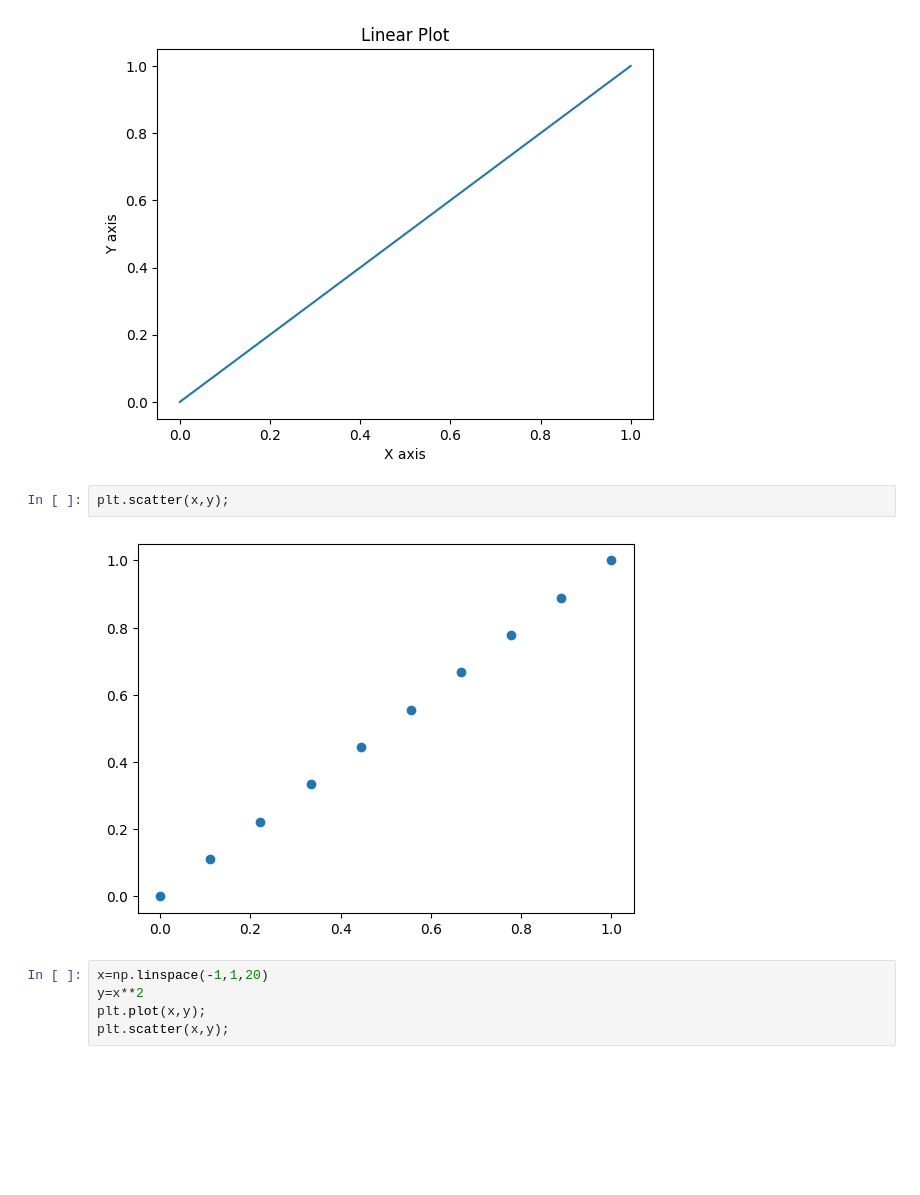
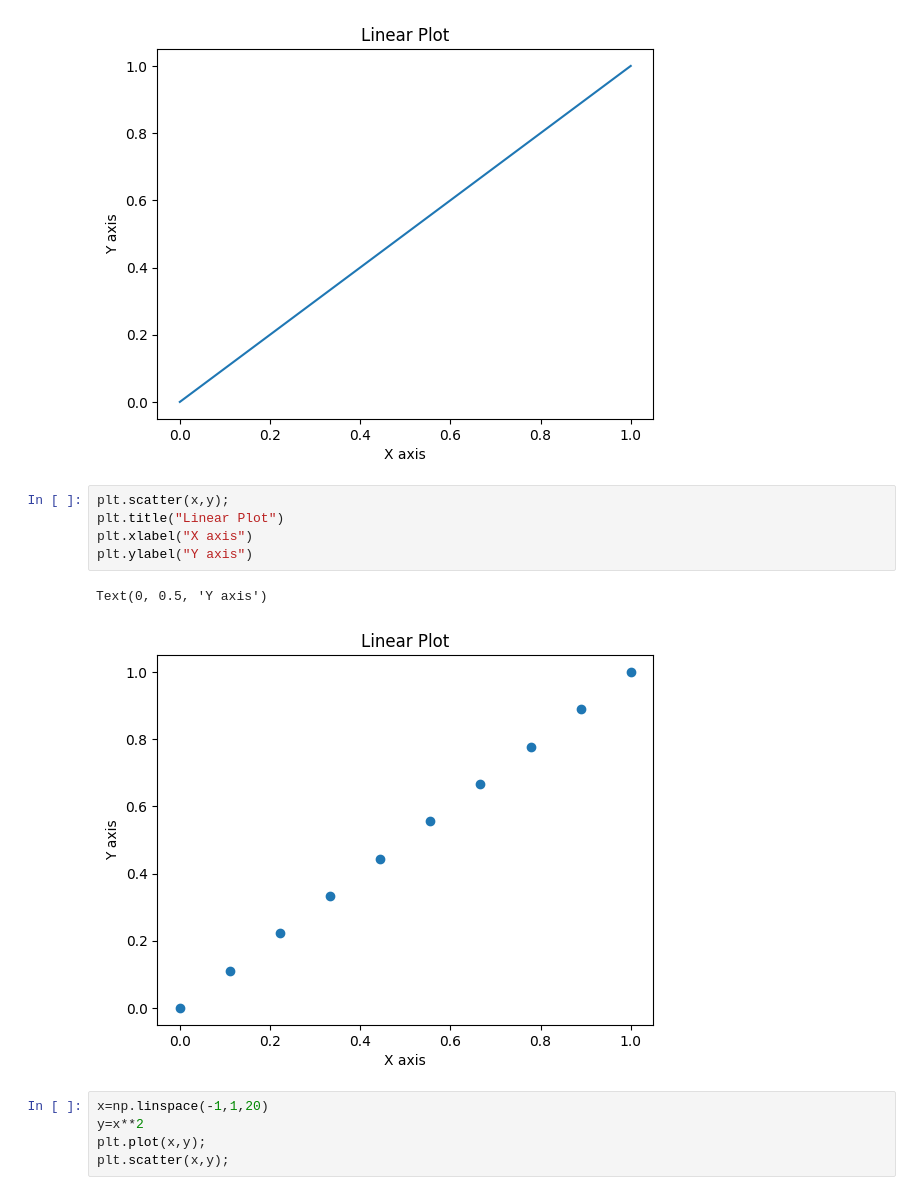
Before and after one commit to bhushan-ssh/colabs, a Jupyter notebook: numpy&plt.ipynb, the cells around one changed output. Drawn from its saved outputs; the diff is of its cells as text; blank space fills up the shorter version.

```diff
--- a/numpy&plt.ipynb
+++ b/numpy&plt.ipynb
@@ -22,10 +22,14 @@ plt.ylabel("Y axis")
 # %% [output]
 Text(0, 0.5, 'Y axis')
 [figure]
-# %%
-plt.scatter(x,y);
-# %% [output]
-[figure, removed]
+# %%
+plt.scatter(x,y);
+plt.title("Linear Plot")
+plt.xlabel("X axis")
+plt.ylabel("Y axis")
+# %% [output]
+Text(0, 0.5, 'Y axis')
+[figure, added]
 # %%
 x=np.linspace(-1,1,20)
 y=x**2
```
